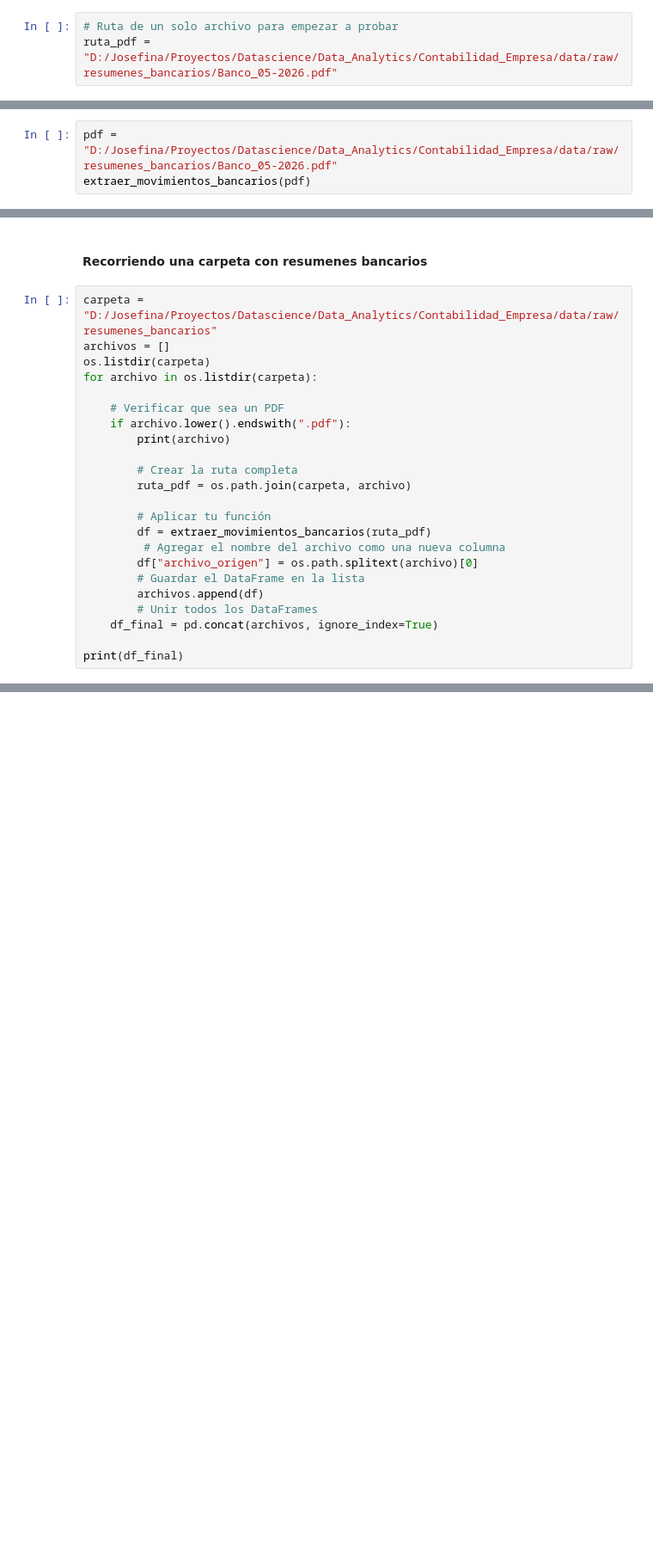
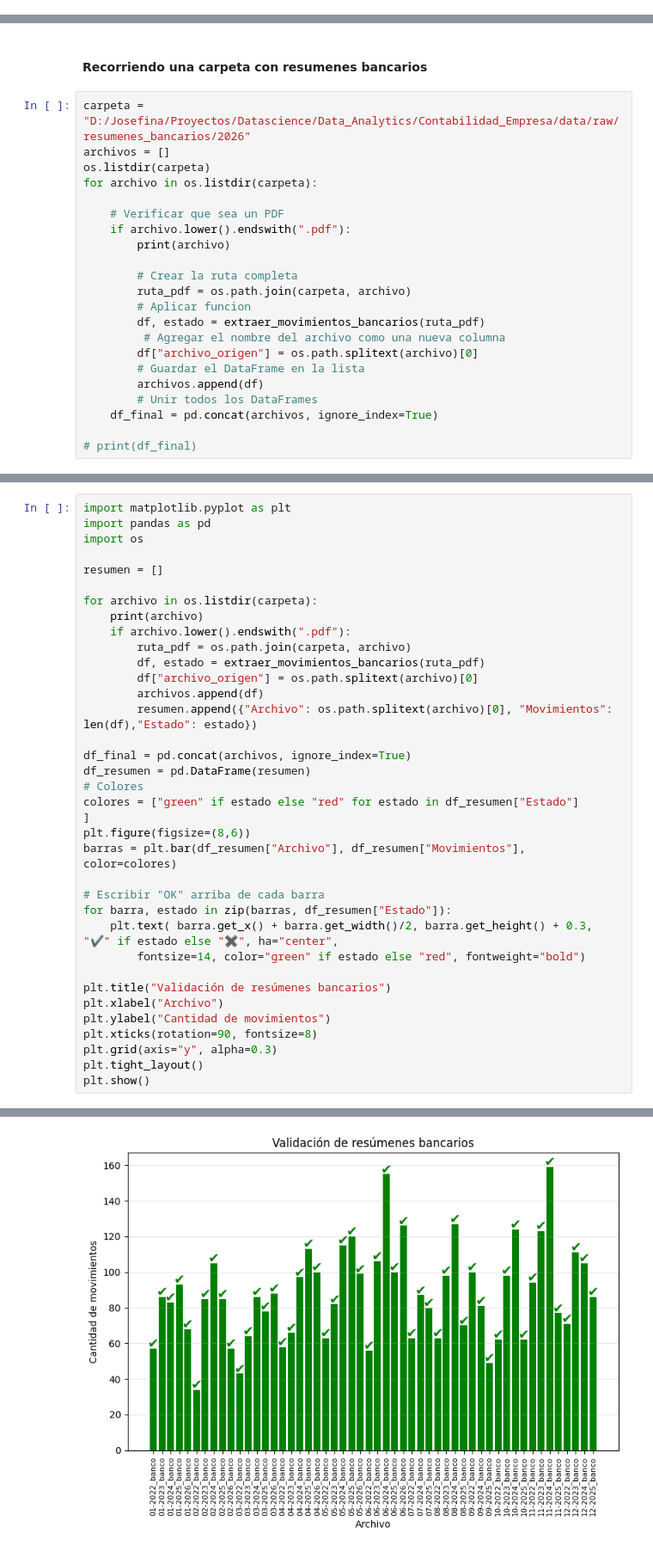
Before and after one commit to joseurquiza88/Data_Analytics, a Jupyter notebook: Contabilidad_Empresa/notebooks/contabilidad/contabilidad.ipynb, the cells around one changed output, grey strips where cells are left out. Shown at 86% size. Cells and saved outputs as stored; diff of their text form; blank space fills up the shorter version.

Commit message:
cambios en la funcion principal para que se adecue a otros formatos de resumen bancarios de otros años

```diff
--- a/Contabilidad_Empresa/notebooks/contabilidad/contabilidad.ipynb
+++ b/Contabilidad_Empresa/notebooks/contabilidad/contabilidad.ipynb
@@ -23,3 +20,0 @@ Librerias ok
-# %%
-# Ruta de un solo archivo para empezar a probar
-ruta_pdf = "D:/Josefina/Proyectos/Datascience/Data_Analytics/Contabilidad_Empresa/data/raw/resumenes_bancarios/Banco_05-2026.pdf"
@@ -792,3 +22,0 @@ def extraer_movimientos_bancarios(ruta_pdf):
-# %%
-pdf = "D:/Josefina/Proyectos/Datascience/Data_Analytics/Contabilidad_Empresa/data/raw/resumenes_bancarios/Banco_05-2026.pdf"
-extraer_movimientos_bancarios(pdf)
@@ -806,7 +360,7 @@ El saldo inicial, los débitos y los créditos coinciden con el saldo total del
 # %% [markdown]
 #### Recorriendo una carpeta con resumenes bancarios
 # %%
-carpeta = "D:/Josefina/Proyectos/Datascience/Data_Analytics/Contabilidad_Empresa/data/raw/resumenes_bancarios"
+carpeta = "D:/Josefina/Proyectos/Datascience/Data_Analytics/Contabilidad_Empresa/data/raw/resumenes_bancarios/2026"
 archivos = []
 os.listdir(carpeta)
 for archivo in os.listdir(carpeta):
@@ -817,9 +371,8 @@ for archivo in os.listdir(carpeta):
 
         # Crear la ruta completa
         ruta_pdf = os.path.join(carpeta, archivo)
-
-        # Aplicar tu función
-        df = extraer_movimientos_bancarios(ruta_pdf)
+        # Aplicar funcion
+        df, estado = extraer_movimientos_bancarios(ruta_pdf)
          # Agregar el nombre del archivo como una nueva columna
         df["archivo_origen"] = os.path.splitext(archivo)[0]
         # Guardar el DataFrame en la lista
@@ -827,4 +380,4 @@ for archivo in os.listdir(carpeta):
         # Unir todos los DataFrames
     df_final = pd.concat(archivos, ignore_index=True)
 
-print(df_final)
+# print(df_final)
@@ -830,0 +402,37 @@ print(df_final)
+# %%
+import matplotlib.pyplot as plt
+import pandas as pd
+import os
+
+resumen = []
+
+for archivo in os.listdir(carpeta):
+    print(archivo)
+    if archivo.lower().endswith(".pdf"):
+        ruta_pdf = os.path.join(carpeta, archivo)
+        df, estado = extraer_movimientos_bancarios(ruta_pdf)
+        df["archivo_origen"] = os.path.splitext(archivo)[0]
+        archivos.append(df)
+        resumen.append({"Archivo": os.path.splitext(archivo)[0], "Movimientos": len(df),"Estado": estado})
+
+df_final = pd.concat(archivos, ignore_index=True)
+df_resumen = pd.DataFrame(resumen)
+# Colores
+colores = ["green" if estado else "red" for estado in df_resumen["Estado"]
+]
+plt.figure(figsize=(8,6))
+barras = plt.bar(df_resumen["Archivo"], df_resumen["Movimientos"], color=colores)
+
+# Escribir "OK" arriba de cada barra
+for barra, estado in zip(barras, df_resumen["Estado"]):
+    plt.text( barra.get_x() + barra.get_width()/2, barra.get_height() + 0.3, "✔" if estado else "✖", ha="center",
+        fontsize=14, color="green" if estado else "red", fontweight="bold")
+
+plt.title("Validación de resúmenes bancarios")
+plt.xlabel("Archivo")
+plt.ylabel("Cantidad de movimientos")
+plt.xticks(rotation=90, fontsize=8)
+plt.grid(axis="y", alpha=0.3)
+plt.tight_layout()
+plt.show()
+# %% [output]
@@ -831,2 +456,3 @@ print(df_final)
+[figure, added]
 # %%
 # llo guardamos para visualizarlo
```
Also changed, not shown: parts of 10 cells of this notebook.
